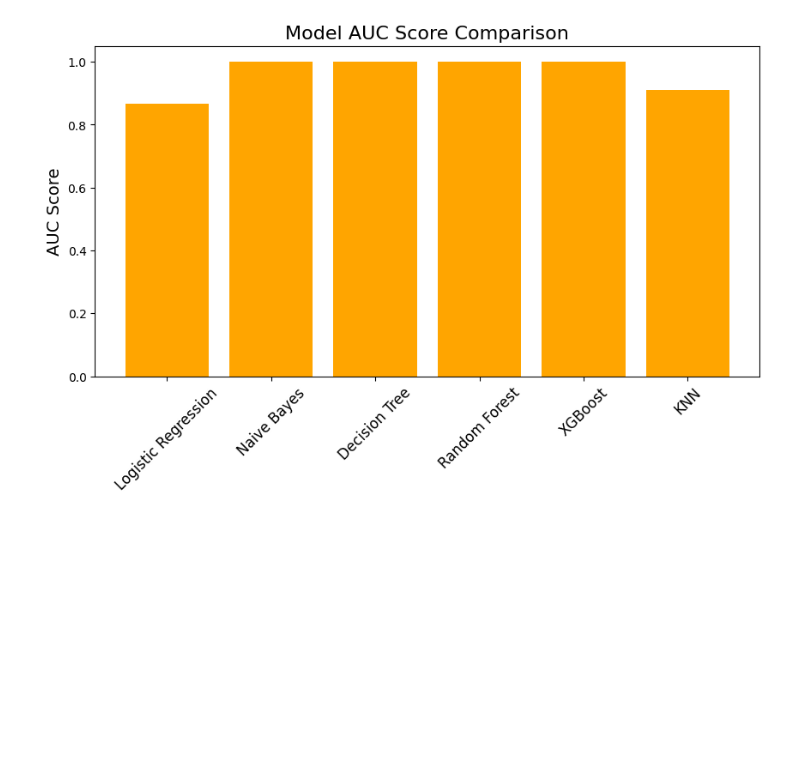
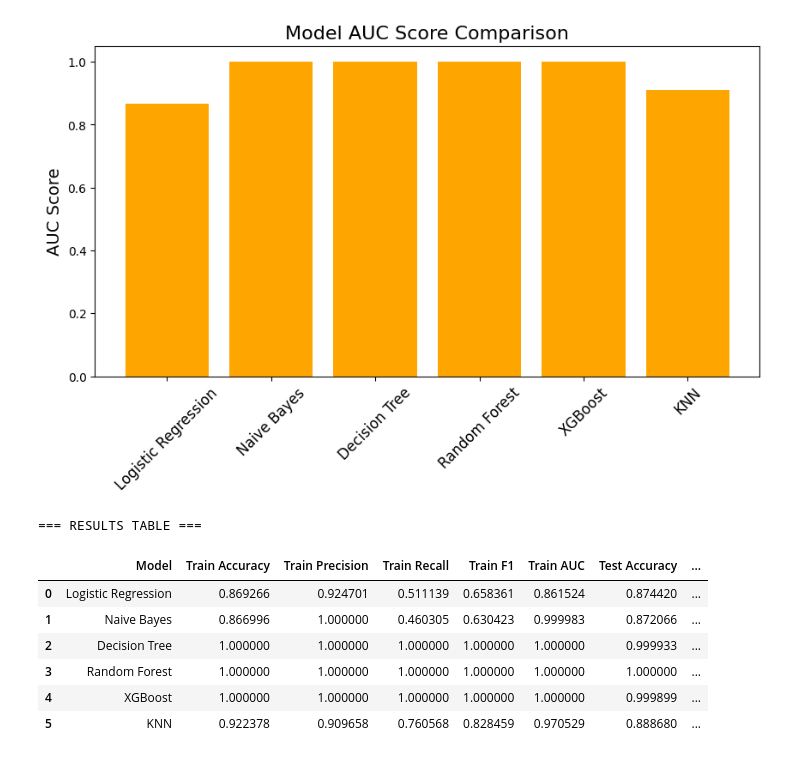
Before and after one commit to springboardmentor891v/CreditPathAI_Oct_Batch, a Jupyter notebook: Main.ipynb, the cells around one changed output. Drawn from its saved outputs; the diff is of its cells as text; code cells hidden in the pictures; blank space fills up the shorter version.

```diff
--- a/Main.ipynb
+++ b/Main.ipynb
@@ -271,3 +294,60 @@ plt.show()
 # %% [output]
 [figure]
 [figure]
+# %%
+from sklearn.metrics import accuracy_score, precision_score, recall_score, f1_score, roc_auc_score
+import pandas as pd
+
+final_results = []
+
+for name, model in models.items():
+
+    # TRAIN predictions
+    y_train_pred = model.predict(X_train_scaled)
+    y_train_proba = model.predict_proba(X_train_scaled)[:, 1]
+
+    # TEST predictions
+    y_test_pred = model.predict(X_test_scaled)
+    y_test_proba = model.predict_proba(X_test_scaled)[:, 1]
+
+    # TRAIN metrics
+    train_acc = accuracy_score(y_train, y_train_pred)
+    train_prec = precision_score(y_train, y_train_pred)
+    train_rec = recall_score(y_train, y_train_pred)
+    train_f1 = f1_score(y_train, y_train_pred)
+    train_auc = roc_auc_score(y_train, y_train_proba)
+
+    # TEST metrics
+    test_acc = accuracy_score(y_test, y_test_pred)
+    test_prec = precision_score(y_test, y_test_pred)
+    test_rec = recall_score(y_test, y_test_pred)
+    test_f1 = f1_score(y_test, y_test_pred)
+    test_auc = roc_auc_score(y_test, y_test_proba)
+
+    # append row
+    final_results.append([
+        name,
+        train_acc, train_prec, train_rec, train_f1, train_auc,
+        test_acc, test_prec, test_rec, test_f1, test_auc
+    ])
+
+# Create DataFrame
+columns = [
+    "Model",
+    "Train Accuracy", "Train Precision", "Train Recall", "Train F1", "Train AUC",
+    "Test Accuracy", "Test Precision", "Test Recall", "Test F1", "Test AUC"
+]
+
+results_df = pd.DataFrame(final_results, columns=columns)
+
+print("=== RESULTS TABLE ===")
+display(results_df)
+# %% [output]
+=== RESULTS TABLE ===
+|  | Model | Train Accuracy | Train Precision | Train Recall | Train F1 | Train AUC | Test Accuracy | ... |
+| 0 | Logistic Regression | 0.869266 | 0.924701 | 0.511139 | 0.658361 | 0.861524 | 0.874420 | ... |
+| 1 | Naive Bayes | 0.866996 | 1.000000 | 0.460305 | 0.630423 | 0.999983 | 0.872066 | ... |
+| 2 | Decision Tree | 1.000000 | 1.000000 | 1.000000 | 1.000000 | 1.000000 | 0.999933 | ... |
+| 3 | Random Forest | 1.000000 | 1.000000 | 1.000000 | 1.000000 | 1.000000 | 1.000000 | ... |
+| 4 | XGBoost | 1.000000 | 1.000000 | 1.000000 | 1.000000 | 1.000000 | 0.999899 | ... |
+| 5 | KNN | 0.922378 | 0.909658 | 0.760568 | 0.828459 | 0.970529 | 0.888680 | ... |
```
Also changed, not shown: parts of 1 cell of this notebook.
